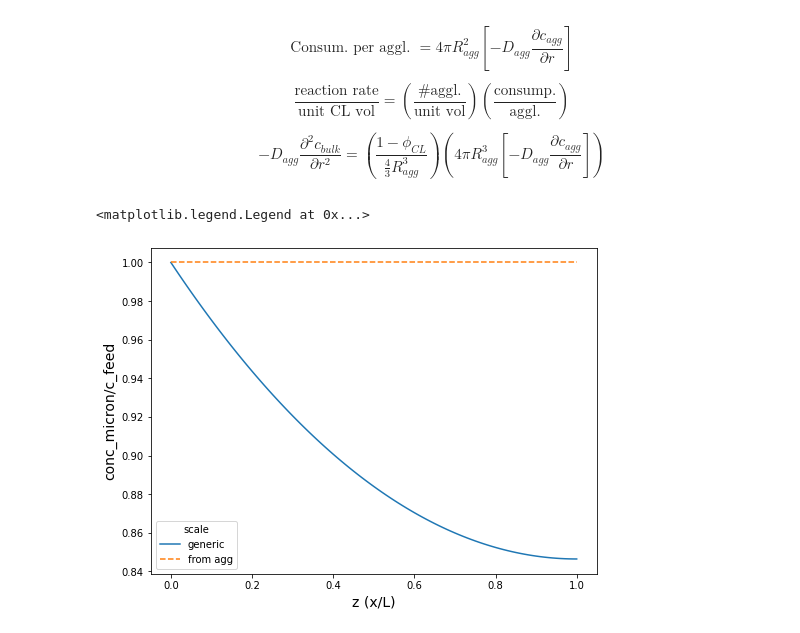
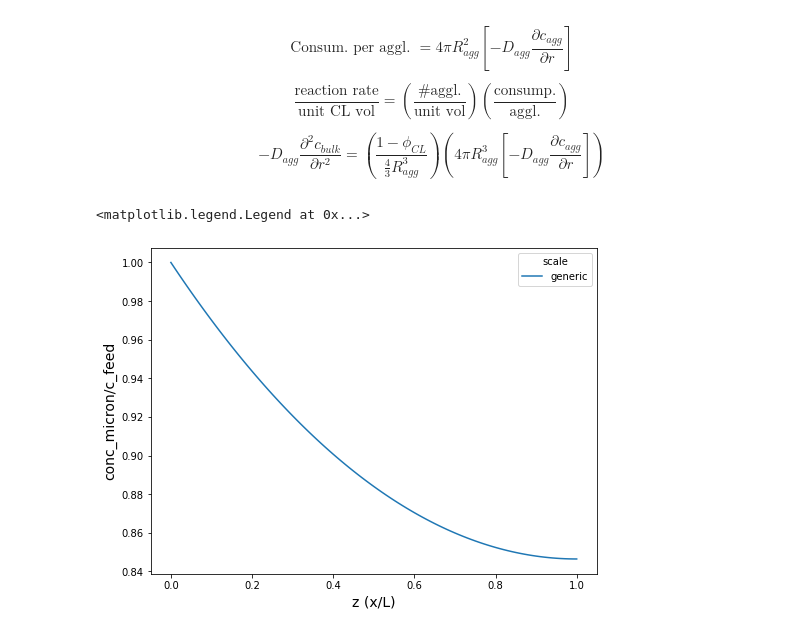
Before and after one commit to tinypersimmon/lbnl, a Jupyter notebook: transport_model.ipynb, the cells around one changed output. Saved outputs shown, nothing was run; the diff lists cells and outputs as text; code cells hidden in the pictures.

```diff
--- a/transport_model.ipynb
+++ b/transport_model.ipynb
@@ -433,26 +433,26 @@ $$ -D_{agg} \frac{\partial^2 c_{bulk}}{\partial r^2} = \left( \frac{1-\phi_{CL}}
 # %%
 # D_CL: https://escholarship.org/content/qt7kr960nf/qt7kr960nf.pdf
 # De: https://sci-hub.se/10.1016/j.ijhydene.2018.07.035
 # D_H2mix = 4.9e-5 for r_pore ~ 200nm
 
 j = 0
 E_comb = [.9]
 L_comb = 50e-6
 x_comb = np.arange(0, L+0.5e-6, 0.5e-6)
 
 a_v_match = L_Pt * A_ca / (L * (1-eps))
 
 plt.figure(figsize=(8,6))
 for v in E_comb:
     arr_c_micron = []
     i_match, conc_match = c_cl(applied_potential=v, a_v=a_v_match)
-    conc_micron = constants(v, x_comb, L_cl=L_comb)['micron']
+    #conc_micron = constants(v, x_comb, L_cl=L_comb)['micron']
     plt.plot(x_comb/L_comb, conc_match/c_feed, label='generic')
-    plt.plot(x_comb/L_comb, conc_micron/c_feed, label='from agg', linestyle='--')
+    #plt.plot(x_comb/L_comb, conc_micron/c_feed, label='from agg', linestyle='--')
 
 plt.ylabel('conc_micron/c_feed', fontsize='14')
 plt.xlabel('z (x/L)', fontsize='14')
 plt.legend(title='scale')
 # %% [output]
 <matplotlib.legend.Legend at 0x...>
-[figure, old version]
+[figure, new version]
```
Also changed, not shown: parts of 9 cells of this notebook.
